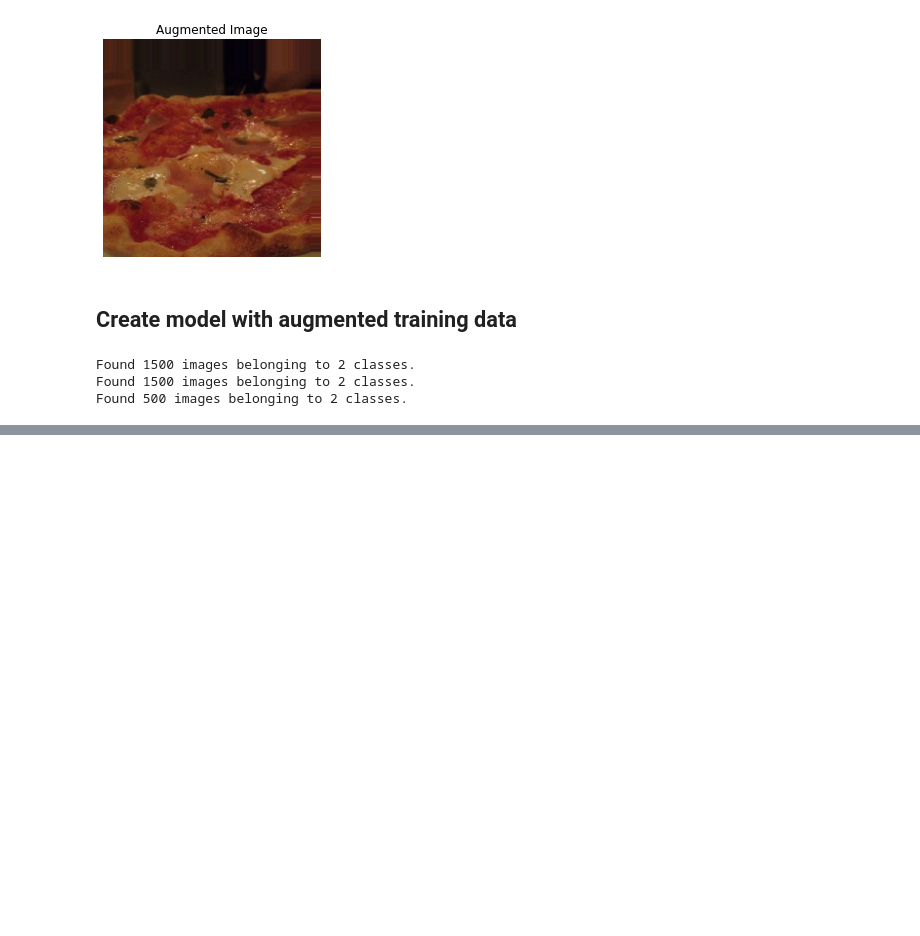
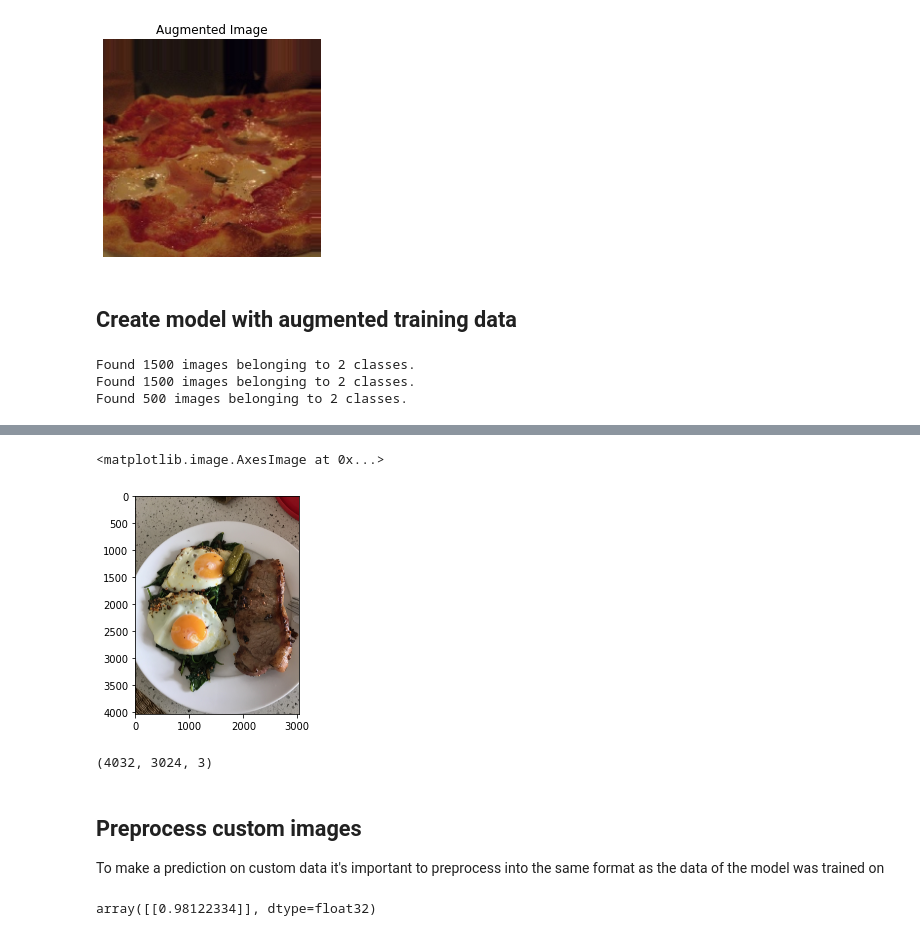
Before and after one commit to leogalbu/Colab_Notebook, a Jupyter notebook: Food_Classification.ipynb, the cells around one changed output, grey strips where cells are left out. Saved outputs shown, nothing was run; the diff lists cells and outputs as text; code cells hidden in the pictures; blank space fills up the shorter version.

```diff
--- a/Food_Classification.ipynb
+++ b/Food_Classification.ipynb
@@ -555,0 +629,4 @@ Epoch 5/5
+# %%
+# View example images
+! wget https://raw.githubusercontent.com/mrdbourke/nutrify/main/images/sample-food-images/steak.jpeg
+steak = mpimg.imread('steak.jpeg')
@@ -555,0 +644,13 @@ Epoch 5/5
+# %%
+plt.imshow(steak)
+# %% [output]
+<matplotlib.image.AxesImage at 0x...>
+[figure, added]
+# %%
+steak.shape
+# %% [output]
+(4032, 3024, 3)
+# %% [markdown]
+## Preprocess custom images
+
+To make a prediction on custom data it's important to preprocess into the same format as the data of the model was trained on
@@ -555,0 +675,5 @@ Epoch 5/5
+# %%
+# predict
+model_6.predict(tf.expand_dims(steak, axis=0))
+# %% [output]
+array([[0.98122334]], dtype=float32)
```
Also changed, not shown: parts of 20 cells of this notebook.
